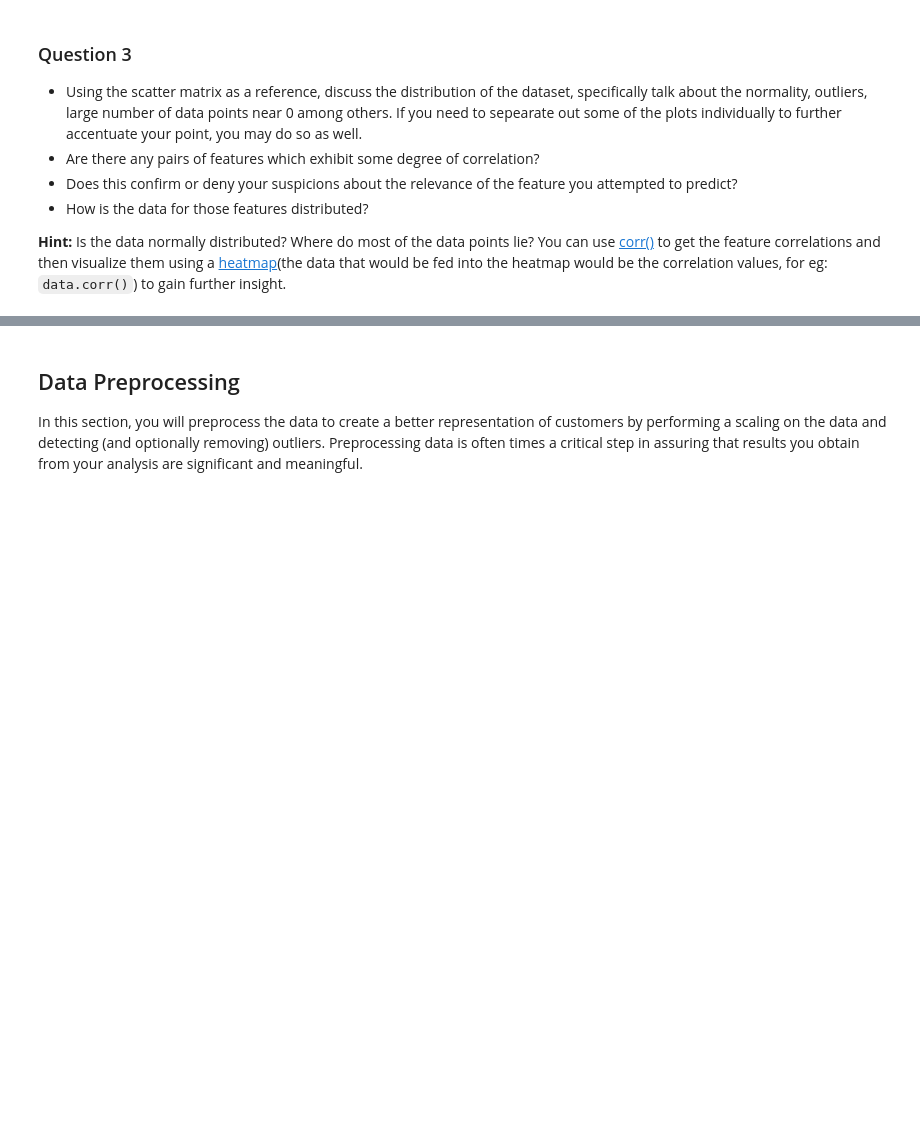
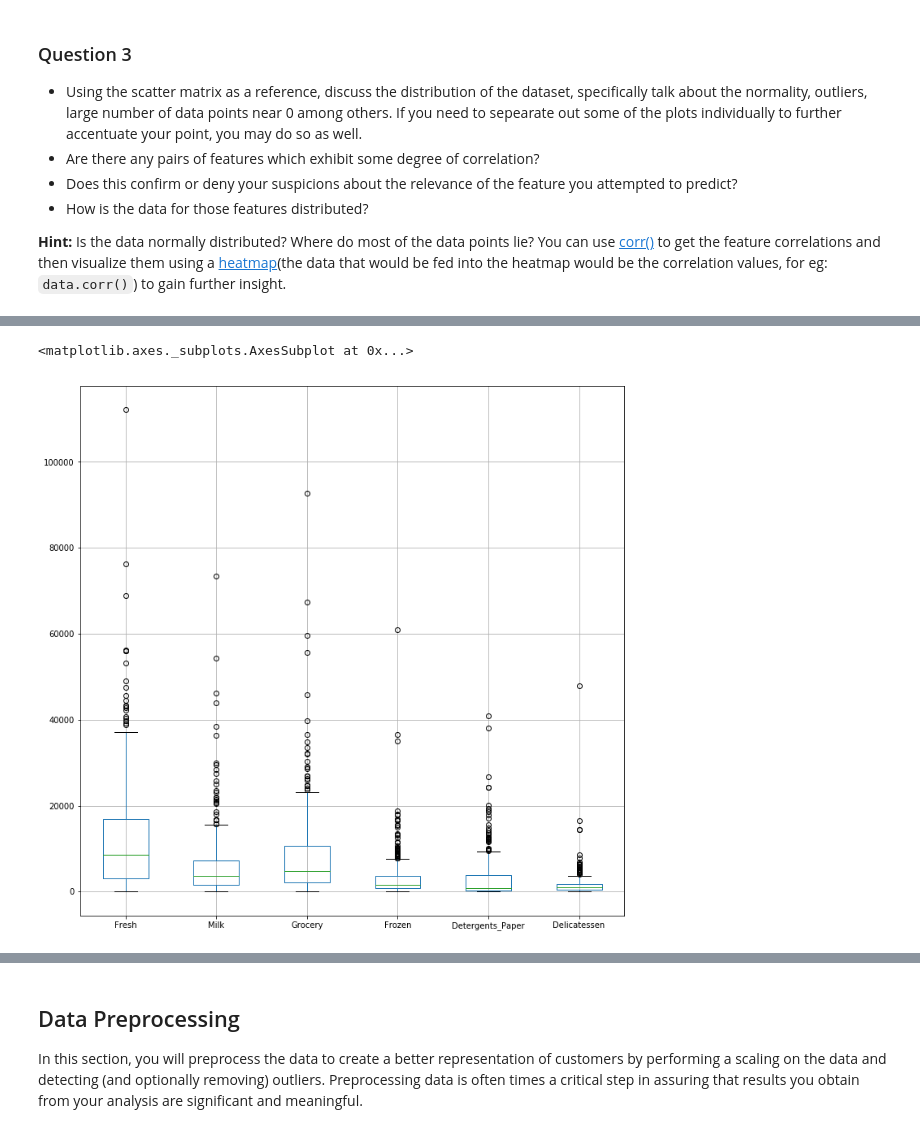
Before and after one commit to astelmashenko/ndml, a Jupyter notebook: projects/customer_segments/customer_segments.ipynb, the cells around one changed output, grey strips where cells are left out. Cells and saved outputs as stored; diff of their text form; code cells hidden in the pictures; blank space fills up the shorter version.

```diff
--- a/projects/customer_segments/customer_segments.ipynb
+++ b/projects/customer_segments/customer_segments.ipynb
@@ -165,0 +173,5 @@ pd.scatter_matrix(data, alpha = 0.3, figsize = (14,8), diagonal = 'kde');
+# %%
+data.boxplot(figsize=(12, 12))
+# %% [output]
+<matplotlib.axes._subplots.AxesSubplot at 0x...>
+[figure, added]
```
Also changed, not shown: parts of 5 cells of this notebook.
